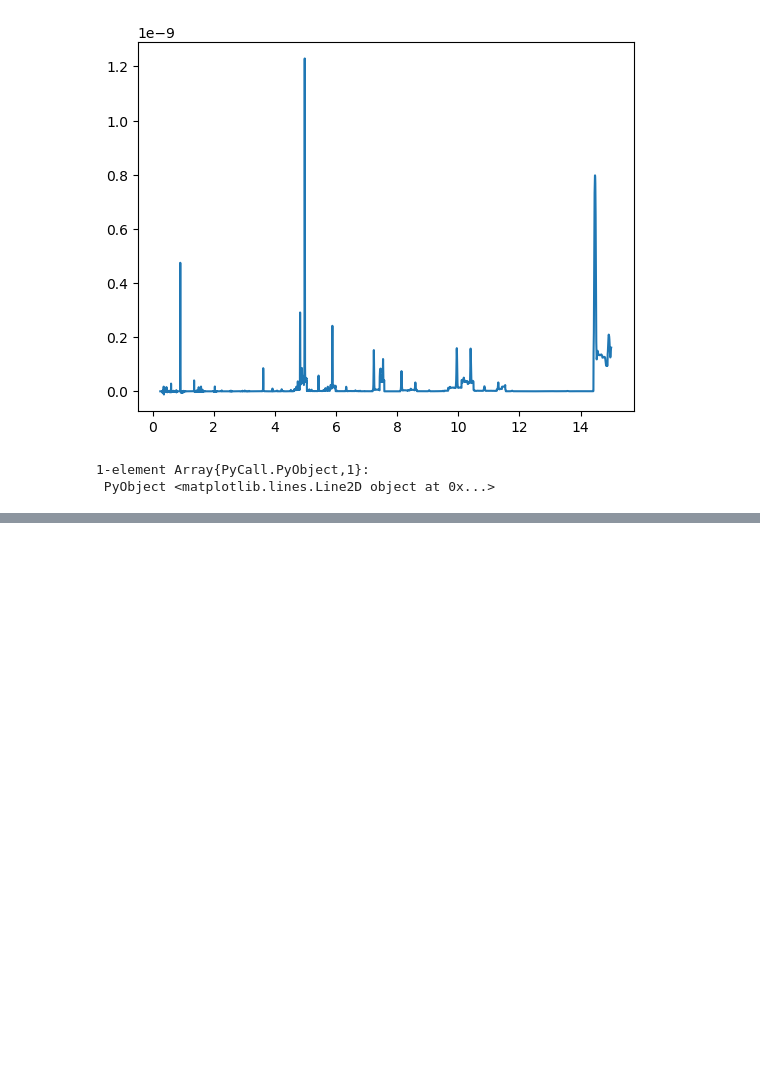
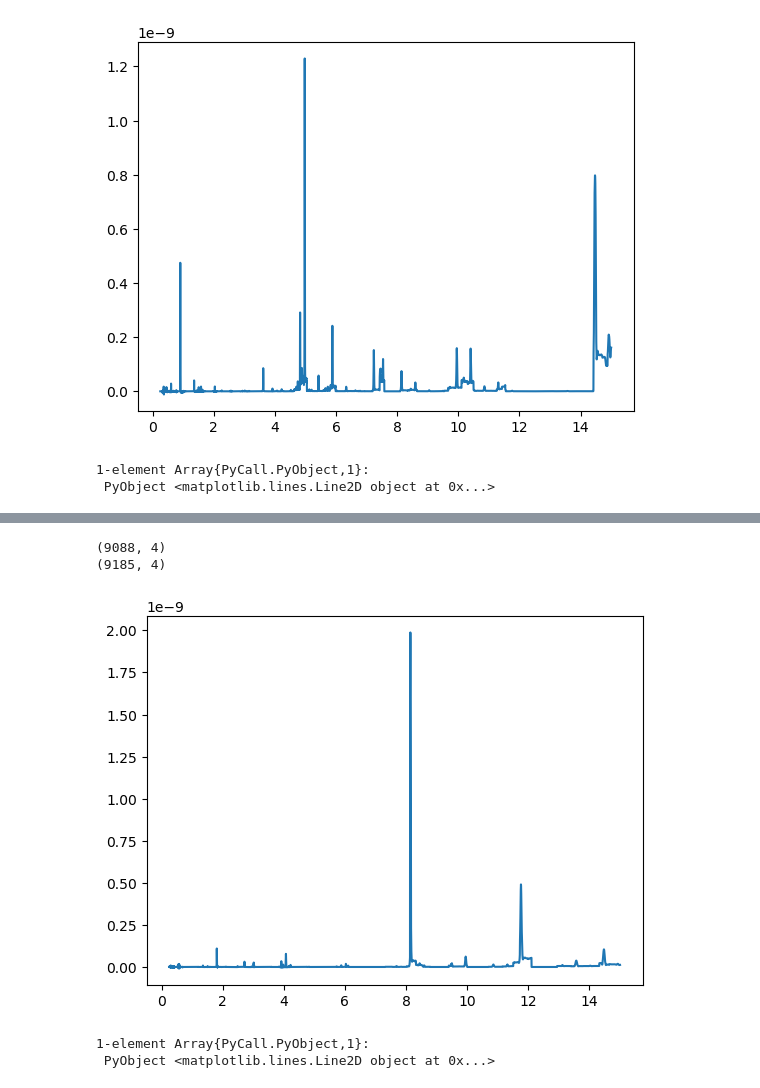
Before and after one commit to joheenc/TESS_data_analysis, a Jupyter notebook: sector1/25078924.ipynb, the cells around one changed output, grey strips where cells are left out. Saved outputs shown, nothing was run; the diff lists cells and outputs as text; code cells hidden in the pictures; blank space fills up the shorter version.

```diff
--- a/sector1/25078924.ipynb
+++ b/sector1/25078924.ipynb
@@ -112 +122,19 @@ scatter(df[:modt], df[:F], alpha=0.4, s=0.1)
+# %%
+df = loadFITS(0, fitsdir="./Sample fits files/", tic_id="25078924", detrend_kw=2)
+d = pointsify(df)
+periods = optimal_periods(0.25,15)
+output=periodogram(d, periods, parallel=true, datakw=true)
+output.delt_chi2 = flatten(periods, output.chi2, tess=true)
+null_output = scrambled_periodogram(df, periods, tess=true)
+null_output.delt_chi2 = flatten(periods, null_output.chi2, tess=true)
+sigma = movingstd((null_output.kurtosis .- 3) .* (null_output.delt_chi2))
+    output.zeta = (output.kurtosis .- 3) .* output.delt_chi2 ./ sigma
+
+plot(periods, output.zeta)
+# %% [output]
+(9088, 4)
+(9185, 4)
+[figure, added]
+1-element Array{PyCall.PyObject,1}:
+ PyObject <matplotlib.lines.Line2D object at 0x...>
 # %%
```
Also changed, not shown: parts of 4 cells of this notebook.
